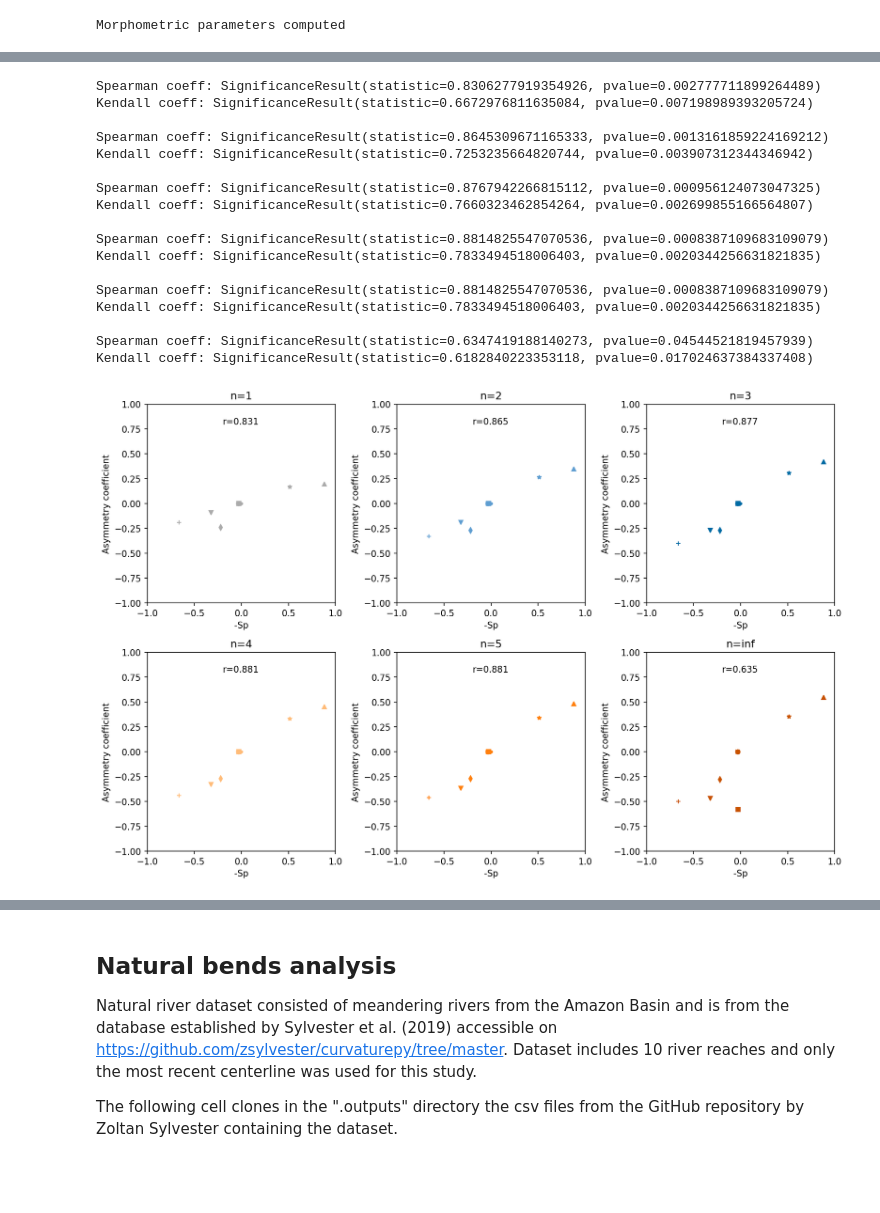
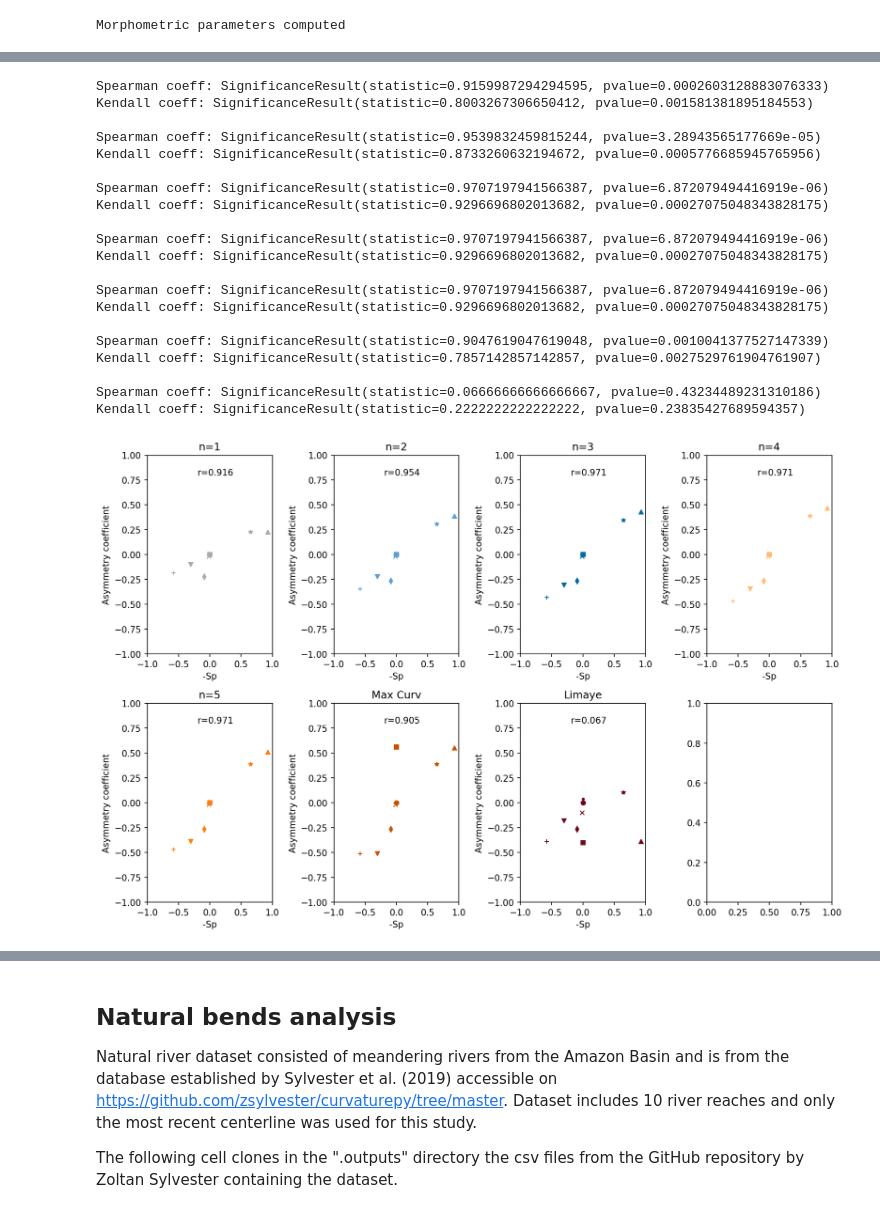
Before and after one commit to martin-lemay/pyBenD, a Jupyter notebook: notebooks/bend_apex_detection.ipynb, the cells around one changed output, grey strips where cells are left out. Saved outputs shown, nothing was run; the diff lists cells and outputs as text; code cells hidden in the pictures; blank space fills up the shorter version.

Commit message:
add limaye apex detection method

```diff
--- a/notebooks/bend_apex_detection.ipynb
+++ b/notebooks/bend_apex_detection.ipynb
@@ -58,7 +58,8 @@ package_path = os.path.join(parent_dir_path, "src")
 if package_path not in sys.path:
     sys.path.append(package_path)
 
-import pybend.algorithms.centerline_process_function as cpf
+import pybend.algorithms.centerline_process_functions as cpf
+import pybend.algorithms.geometry_functions as geom
 import pybend.algorithms.synthetic_bends as sb
 
 # output directory for figures
@@ -68,15 +69,12 @@ if not os.path.exists(fig_path):
    os.makedirs(fig_path)
 
 # Create analytic meander bend shape
-wavelength = 100.
-nb_pts = 201
-lx = np.linspace(-wavelength/2, wavelength/2, nb_pts)
+nb_pts = 51 #201
 
 # circular bend
-ampl = wavelength / 2.
 teta = 30. * np.pi / 180.
 # single bend between inflection points
-coords_cir = sb.circular_bend(nb_pts, ampl)
+coords_cir = sb.circular_bend(nb_pts)
 # add points from upstream and downstream bends
 coords_cir = sb.mirror(coords_cir, int(nb_pts/4))
 
@@ -98,7 +96,7 @@ teta_max = 110. * np.pi / 180.
 Js = 0.0
 Jf = -0.06
 K3 = sb.kinoshita_bend(nb_pts, teta_max, Js, Jf)
-K3 = mirror(K3, int(nb_pts/4))
+K3 = sb.mirror(K3, int(nb_pts/4))
 
 # K4: teta0=110°, Js=0.01, Jf=0.03
 teta_max = 110. * np.pi / 180.
@@ -141,10 +139,11 @@ bend_names = ("Circular bend", "K1", "K2", "K3", "K4", "K5", "K6", "K7", "K8")
 bend_markers = ('.', 'o', 'x', 's', 'd', 'v', '*', '+', '^', 'p')
 
 # n=1, 2, 3, 4, 5, inf
-n_labels = [f"n={i}" for i in range(1,6)] + ["n=inf"]
-n_colors = ('#ABABAB', '#5F9ED1', '#006BA4', '#FFBC79', '#FF800E', '#C85200')
-n_apex_markers = ('^', '+', 'x', 's', '*', 'o')
-n_linestyles = ((0, (1, 5)), ':', '-.', (0, (5, 5)), '--', '-')
+n_labels = [f"n={i}" for i in range(1,6)] + ["Max Curv", "Limaye"]
+print(n_labels)
+n_colors = ('#ABABAB', '#5F9ED1', '#006BA4', '#FFBC79', '#FF800E', '#C85200', '#6D071A')
+n_apex_markers = ('^', '+', 'x', 's', '*', 'o', 'v')
+n_linestyles = ((0, (1, 5)), ':', '-.', (0, (5, 5)), '--', '-', '')
 
 print("Synthetic bends created")
 # %% [output]
@@ -257,7 +272,7 @@ for i, coords in enumerate(bend_coords):
     bend -= pt_center
 
     # get normalized curvilinear abscissa (abscissa at upstream inflection point s_up=0)
-    curv_abs = cpf.compute_cuvilinear_abscissa(bend)
+    curv_abs = geom.compute_cuvilinear_abscissa(bend)
     curv_abs_norm = curv_abs / np.max(curv_abs)
     # normalize curvature
     curvature = np.abs(curvature0[i_inflex1:i_inflex2+1])
@@ -280,7 +295,7 @@ for i, coords in enumerate(bend_coords):
     ax1.set_ylabel("Normalized curvature")
     ax1.set_xlabel("Normalized distance along bend")
 
-    for j in range(6):
+    for j in range(7):
         n = j+1
         label=n_labels[j]
         col = n_colors[j]
@@ -303,49 +318,54 @@ plt.show()
 # %%
 from scipy.stats import kendalltau, pearsonr, spearmanr
 
-correl_coeff_all_synth = np.full(6, np.nan)
+correl_coeff_all_synth = np.full(7, np.nan)
 
-fig, axes = plt.subplots(2, 3, dpi=150, figsize=(12, 8))
+fig, axes = plt.subplots(2, 4, dpi=150, figsize=(12, 8))
 for i, ax in enumerate(axes.flatten()):
     n = i+1
+    if n > 7:
+        break
     for j in range(skew_pearson_all_synth.size):
         ax.plot(skew_pearson_all_synth[j], df_synth["Asymmetry", n][j], marker=bend_markers[j], color=n_colors[i], markersize=5)
     ax.set_xlim(-1.0, 1.0)
     ax.set_ylim(-1.0, 1.0)
     ax.set_xlabel("-Sp")
     ax.set_ylabel("Asymmetry coefficient")
     ax.set_title(f"{n_labels[i]}")
 
     correl_coeff_all_synth[i] = spearmanr(skew_pearson_all_synth, df_synth["Asymmetry", n], nan_policy='omit', alternative='greater')[0]
 
     ax.text(-0.2, 0.8, f"r={round(correl_coeff_all_synth[i], 3)}")
 
     print(f"Spearman coeff: {spearmanr(skew_pearson_all_synth, df_synth["Asymmetry", n], nan_policy='omit', alternative='greater')}")   # Spearman's rho
     print(f"Kendall coeff: {kendalltau(skew_pearson_all_synth, df_synth["Asymmetry", n], nan_policy='omit', alternative='greater')}")  # Kendall's tau
     print()
 
 plt.tight_layout()
 plt.savefig(fig_path + "skewness_correlation_synth_bend.png", dpi=150)
 plt.show()
 # %% [output]
-Spearman coeff: SignificanceResult(statistic=0.8306277919354926, pvalue=0.002777711899264489)
-Kendall coeff: SignificanceResult(statistic=0.6672976811635084, pvalue=0.007198989393205724)
+Spearman coeff: SignificanceResult(statistic=0.9159987294294595, pvalue=0.0002603128883076333)
+Kendall coeff: SignificanceResult(statistic=0.8003267306650412, pvalue=0.001581381895184553)
 
-Spearman coeff: SignificanceResult(statistic=0.8645309671165333, pvalue=0.0013161859224169212)
-Kendall coeff: SignificanceResult(statistic=0.7253235664820744, pvalue=0.003907312344346942)
+Spearman coeff: SignificanceResult(statistic=0.9539832459815244, pvalue=3.28943565177669e-05)
+Kendall coeff: SignificanceResult(statistic=0.8733260632194672, pvalue=0.0005776685945765956)
 
-Spearman coeff: SignificanceResult(statistic=0.8767942266815112, pvalue=0.000956124073047325)
-Kendall coeff: SignificanceResult(statistic=0.7660323462854264, pvalue=0.002699855166564807)
+Spearman coeff: SignificanceResult(statistic=0.9707197941566387, pvalue=6.872079494416919e-06)
+Kendall coeff: SignificanceResult(statistic=0.9296696802013682, pvalue=0.00027075048343828175)
 
-Spearman coeff: SignificanceResult(statistic=0.8814825547070536, pvalue=0.0008387109683109079)
-Kendall coeff: SignificanceResult(statistic=0.7833494518006403, pvalue=0.0020344256631821835)
+Spearman coeff: SignificanceResult(statistic=0.9707197941566387, pvalue=6.872079494416919e-06)
+Kendall coeff: SignificanceResult(statistic=0.9296696802013682, pvalue=0.00027075048343828175)
 
-Spearman coeff: SignificanceResult(statistic=0.8814825547070536, pvalue=0.0008387109683109079)
-Kendall coeff: SignificanceResult(statistic=0.7833494518006403, pvalue=0.0020344256631821835)
+Spearman coeff: SignificanceResult(statistic=0.9707197941566387, pvalue=6.872079494416919e-06)
+Kendall coeff: SignificanceResult(statistic=0.9296696802013682, pvalue=0.00027075048343828175)
 
-Spearman coeff: SignificanceResult(statistic=0.6347419188140273, pvalue=0.04544521819457939)
-Kendall coeff: SignificanceResult(statistic=0.6182840223353118, pvalue=0.017024637384337408)
+Spearman coeff: SignificanceResult(statistic=0.9047619047619048, pvalue=0.0010041377527147339)
+Kendall coeff: SignificanceResult(statistic=0.7857142857142857, pvalue=0.0027529761904761907)
+
+Spearman coeff: SignificanceResult(statistic=0.06666666666666667, pvalue=0.43234489231310186)
+Kendall coeff: SignificanceResult(statistic=0.2222222222222222, pvalue=0.23835427689594357)
-[figure, old version]
+[figure, new version]
 # %%
 fig, ((ax0, ax1), (ax2, ax3)) = plt.subplots(2, 2, dpi=150, figsize=(12, 8))
 xticks = np.arange(df_synth["Apex_index"].shape[1])
```
Also changed, not shown: parts of 15 cells of this notebook, 12 other files.
